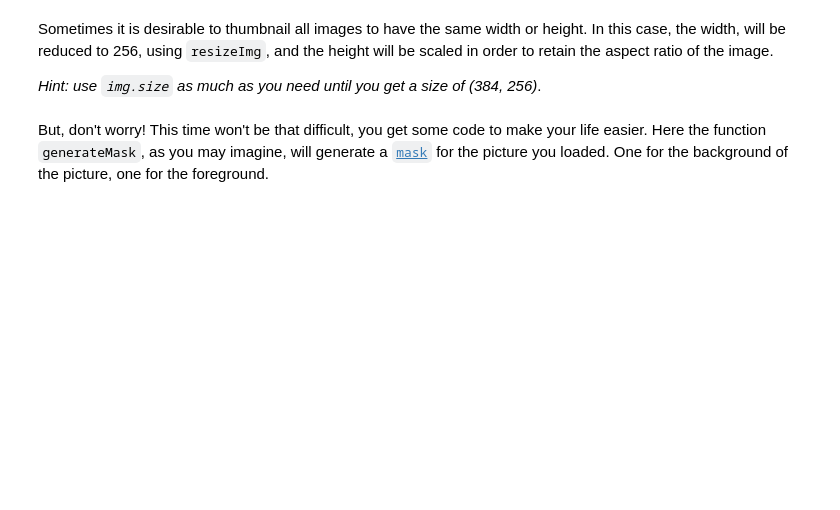
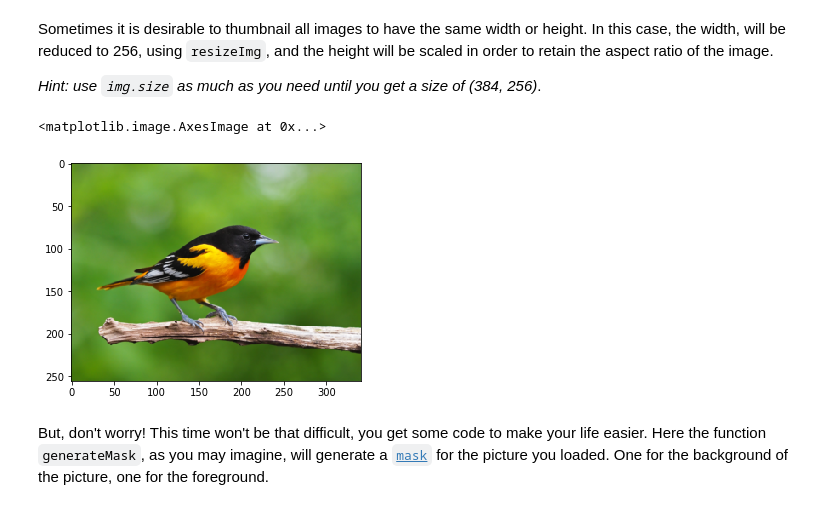
Before and after one commit to blancalluch/ImageSegmentation, a Jupyter notebook: main.ipynb, the cells around one changed output. Saved outputs shown, nothing was run; the diff lists cells and outputs as text; code cells hidden in the pictures; blank space fills up the shorter version.

```diff
--- a/main.ipynb
+++ b/main.ipynb
@@ -51,6 +65,13 @@ Sometimes it is desirable to thumbnail all images to have the same width or heig
 *Hint: use `img.size` as much as you need until you get a size of (384, 256)*.
 # %%
 # Your code here
+img = resizeImg(im,256)
+img.size
+
+plt.imshow(img)
+# %% [output]
+<matplotlib.image.AxesImage at 0x...>
+[figure, added]
 # %% [markdown]
 But, don't worry! This time won't be that difficult, you get some code to make your life easier.
 Here the function `generateMask`, as you may imagine, will generate a [`mask`](http://www.xinapse.com/Manual/masking.html) for the picture you loaded. One for the background of the picture, one for the foreground.
```
Also changed, not shown: parts of 5 cells of this notebook.
